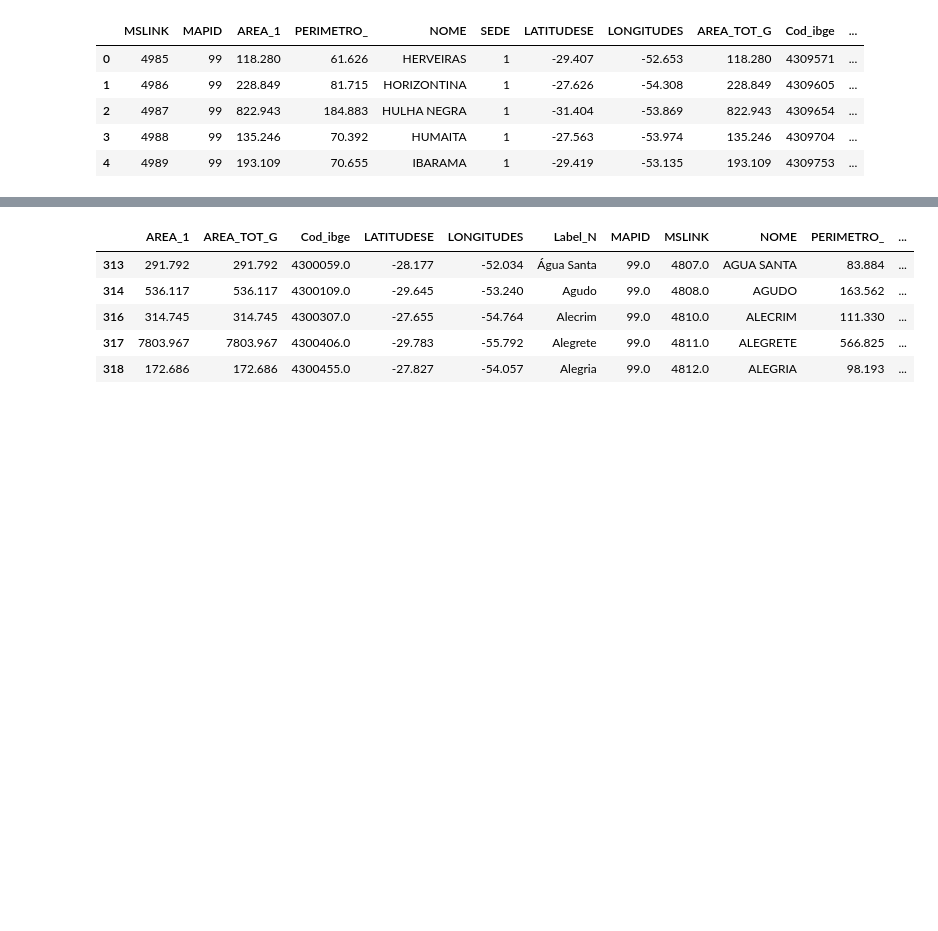
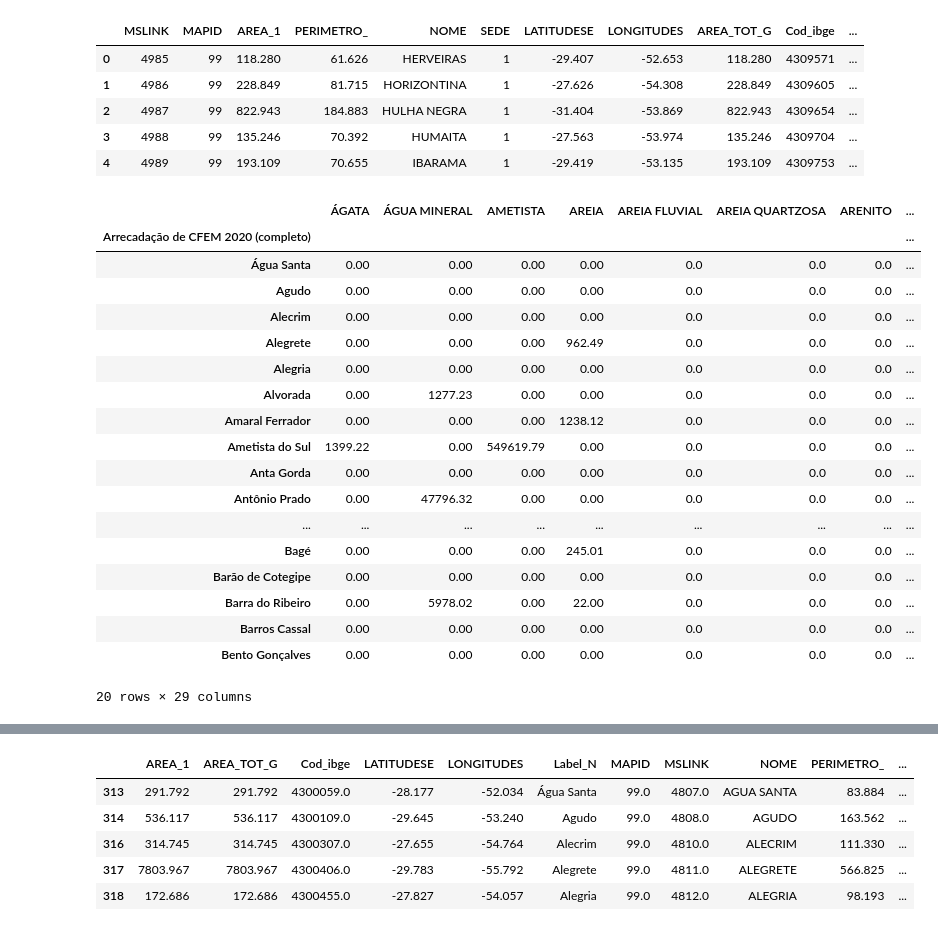
Before and after one commit to robertorolo/Mapas-minera-RS, a Jupyter notebook: arrecadacao.ipynb, the cells around one changed output, grey strips where cells are left out. Saved outputs shown, nothing was run; the diff lists cells and outputs as text; code cells hidden in the pictures; blank space fills up the shorter version.

```diff
--- a/arrecadacao.ipynb
+++ b/arrecadacao.ipynb
@@ -66,6 +66,28 @@ municipios.head()
 # %%
 producao = pd.read_excel("Arrecadacao_2020.xlsx", index_col=0)
 producao = producao.fillna(0)
+# %%
+producao.head(20)
+# %% [output]
+|  | ÁGATA | ÁGUA MINERAL | AMETISTA | AREIA | AREIA FLUVIAL | AREIA QUARTZOSA | ARENITO | ... |
+| Arrecadação de CFEM 2020 (completo) |  |  |  |  |  |  |  | ... |
+| Água Santa | 0.00 | 0.00 | 0.00 | 0.00 | 0.0 | 0.0 | 0.0 | ... |
+| Agudo | 0.00 | 0.00 | 0.00 | 0.00 | 0.0 | 0.0 | 0.0 | ... |
+| Alecrim | 0.00 | 0.00 | 0.00 | 0.00 | 0.0 | 0.0 | 0.0 | ... |
+| Alegrete | 0.00 | 0.00 | 0.00 | 962.49 | 0.0 | 0.0 | 0.0 | ... |
+| Alegria | 0.00 | 0.00 | 0.00 | 0.00 | 0.0 | 0.0 | 0.0 | ... |
+| Alvorada | 0.00 | 1277.23 | 0.00 | 0.00 | 0.0 | 0.0 | 0.0 | ... |
+| Amaral Ferrador | 0.00 | 0.00 | 0.00 | 1238.12 | 0.0 | 0.0 | 0.0 | ... |
+| Ametista do Sul | 1399.22 | 0.00 | 549619.79 | 0.00 | 0.0 | 0.0 | 0.0 | ... |
+| Anta Gorda | 0.00 | 0.00 | 0.00 | 0.00 | 0.0 | 0.0 | 0.0 | ... |
+| Antônio Prado | 0.00 | 47796.32 | 0.00 | 0.00 | 0.0 | 0.0 | 0.0 | ... |
+| ... | ... | ... | ... | ... | ... | ... | ... | ... |
+| Bagé | 0.00 | 0.00 | 0.00 | 245.01 | 0.0 | 0.0 | 0.0 | ... |
+| Barão de Cotegipe | 0.00 | 0.00 | 0.00 | 0.00 | 0.0 | 0.0 | 0.0 | ... |
+| Barra do Ribeiro | 0.00 | 5978.02 | 0.00 | 22.00 | 0.0 | 0.0 | 0.0 | ... |
+| Barros Cassal | 0.00 | 0.00 | 0.00 | 0.00 | 0.0 | 0.0 | 0.0 | ... |
+| Bento Gonçalves | 0.00 | 0.00 | 0.00 | 0.00 | 0.0 | 0.0 | 0.0 | ... |
+20 rows × 29 columns
 # %%
 mapa_arrecadacao = {
 'AREIA FLUVIAL':'AREIA',
```
Also changed, not shown: parts of 8 cells of this notebook, 9 other files.
